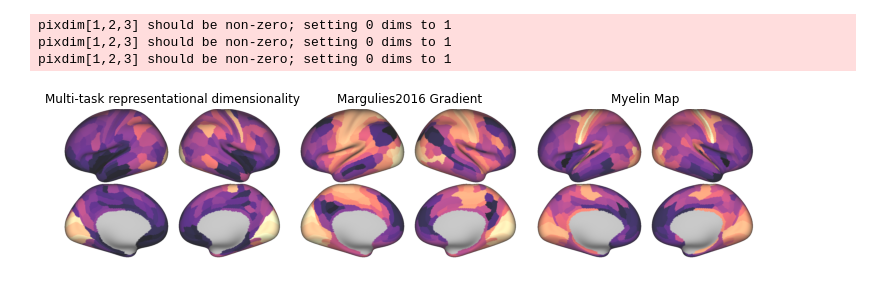
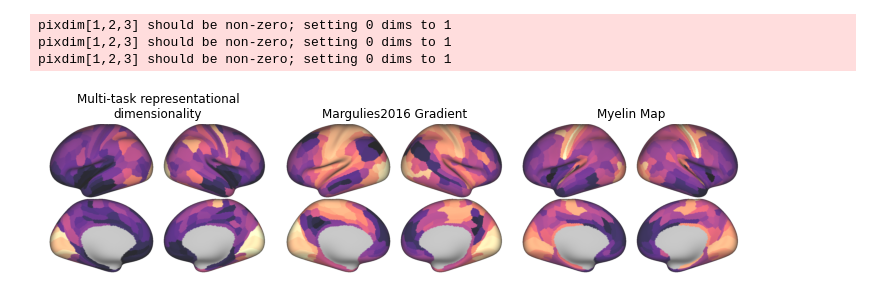
Before and after one commit to ito-takuya/mdtb_data, a Jupyter notebook: scripts/tfMRI_RDM_analysis.ipynb, the cells around one changed output. Saved outputs shown, nothing was run; the diff lists cells and outputs as text; code cells hidden in the pictures.

```diff
--- a/scripts/tfMRI_RDM_analysis.ipynb
+++ b/scripts/tfMRI_RDM_analysis.ipynb
@@ -243,27 +243,27 @@ pixdim[1,2,3] should be non-zero; setting 0 dims to 1
 # %%
 plt.figure(figsize=(10,4))
 
 plt.subplot(1,3,1)
 im = img.imread(figuredir + 'Parcellated_RSMDimensionality.png')
 plt.imshow(im)
 plt.axis('off')
-plt.title('Multi-task representational dimensionality',fontsize=12)
+plt.title('Multi-task representational\ndimensionality',fontsize=12)
 plt.tight_layout()
 
 plt.subplot(1,3,2)
 im = img.imread(figuredir + 'Parcellated_MarguliesGradient.png')
 plt.imshow(im)
 plt.axis('off')
 plt.title('Margulies2016 Gradient',fontsize=12)
 plt.tight_layout()
 
 plt.subplot(1,3,3)
 im = img.imread(figuredir + 'Parcellated_MyelinMap.png')
 plt.imshow(im)
 plt.axis('off')
 plt.title('Myelin Map',fontsize=12)
 plt.tight_layout()
 
 plt.savefig(figuredir + 'Parcellated_RSMDimensionalityWithGradients.png',dpi=300)
 # %% [output]
-[figure, old version]
+[figure, new version]
```
Also changed, not shown: parts of 16 cells of this notebook.
